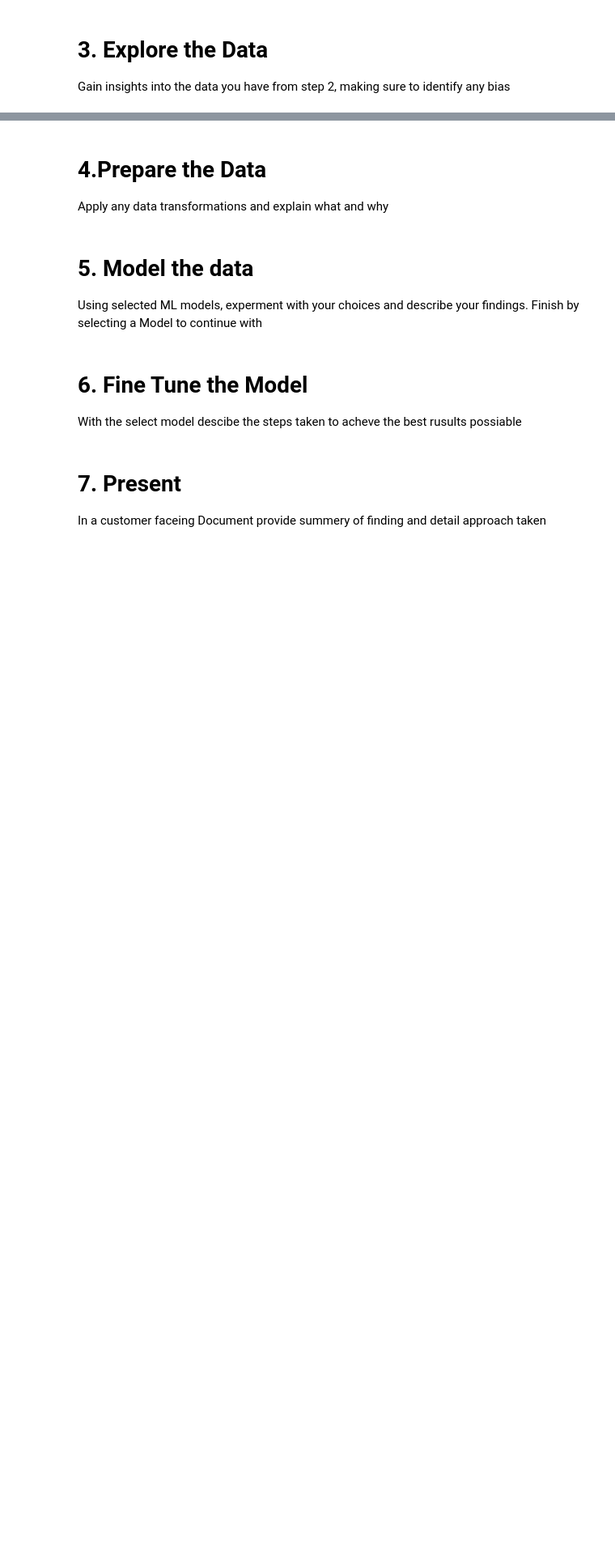
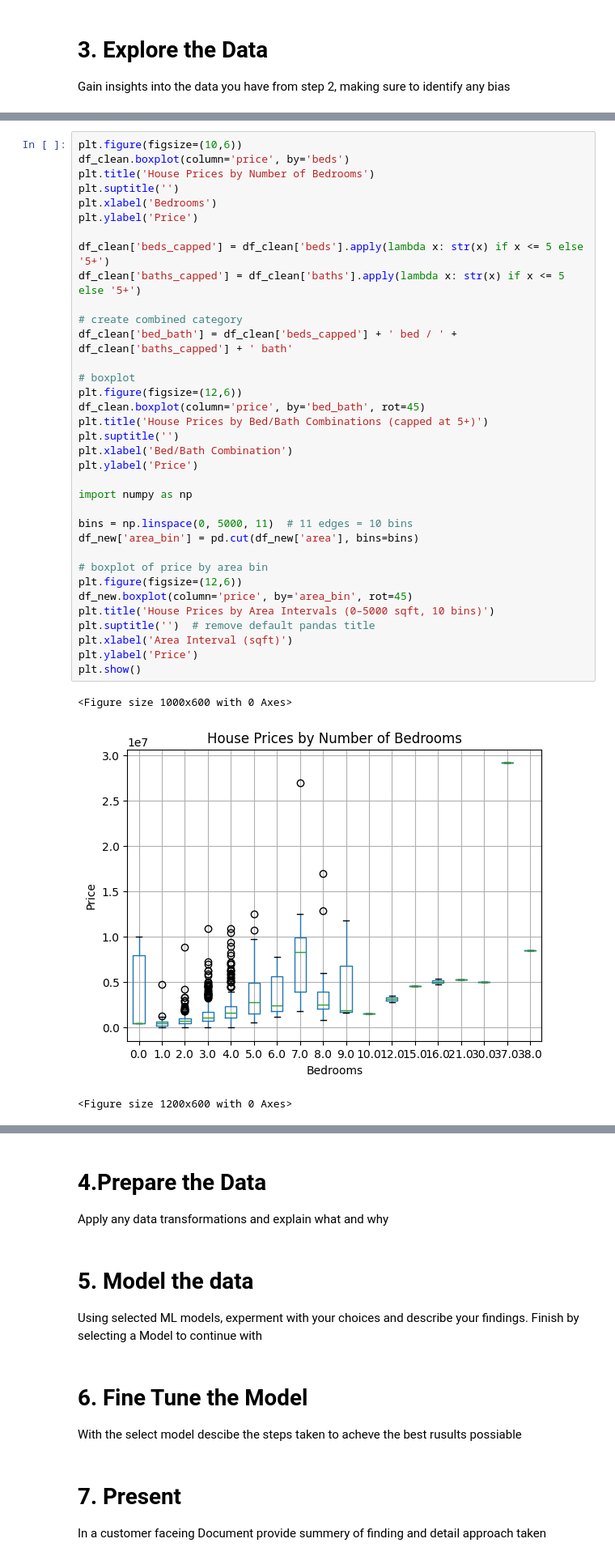
Before and after one commit to Anthony-Rod/ML, a Jupyter notebook: Project_2.ipynb, the cells around one changed output, grey strips where cells are left out. Shown at 81% size. Cells and saved outputs as stored; diff of their text form; blank space fills up the shorter version.

```diff
--- a/Project_2.ipynb
+++ b/Project_2.ipynb
@@ -79,0 +101,39 @@ Gain insights into the data you have from step 2, making sure to identify any bi
+# %%
+plt.figure(figsize=(10,6))
+df_clean.boxplot(column='price', by='beds')
+plt.title('House Prices by Number of Bedrooms')
+plt.suptitle('')
+plt.xlabel('Bedrooms')
+plt.ylabel('Price')
+
+df_clean['beds_capped'] = df_clean['beds'].apply(lambda x: str(x) if x <= 5 else '5+')
+df_clean['baths_capped'] = df_clean['baths'].apply(lambda x: str(x) if x <= 5 else '5+')
+
+# create combined category
+df_clean['bed_bath'] = df_clean['beds_capped'] + ' bed / ' + df_clean['baths_capped'] + ' bath'
+
+# boxplot
+plt.figure(figsize=(12,6))
+df_clean.boxplot(column='price', by='bed_bath', rot=45)
+plt.title('House Prices by Bed/Bath Combinations (capped at 5+)')
+plt.suptitle('')
+plt.xlabel('Bed/Bath Combination')
+plt.ylabel('Price')
+
+import numpy as np
+
+bins = np.linspace(0, 5000, 11)  # 11 edges = 10 bins
+df_new['area_bin'] = pd.cut(df_new['area'], bins=bins)
+
+# boxplot of price by area bin
+plt.figure(figsize=(12,6))
+df_new.boxplot(column='price', by='area_bin', rot=45)
+plt.title('House Prices by Area Intervals (0–5000 sqft, 10 bins)')
+plt.suptitle('')  # remove default pandas title
+plt.xlabel('Area Interval (sqft)')
+plt.ylabel('Price')
+plt.show()
+# %% [output]
+<Figure size 1000x600 with 0 Axes>
+[figure, added]
+<Figure size 1200x600 with 0 Axes>
```
Also changed, not shown: parts of 12 cells of this notebook.
